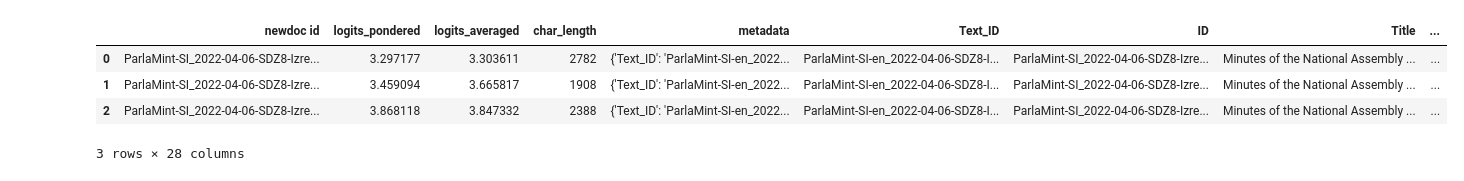
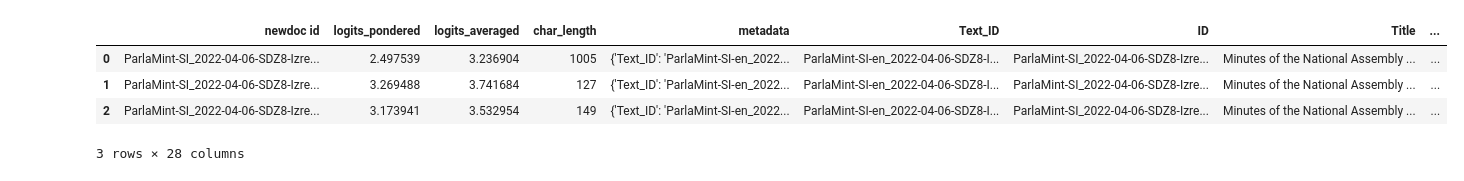
Before and after one commit to clarinsi/parlasent_analysis, a Jupyter notebook: 2_inspecting_single_country.ipynb, the cells around one changed output. Saved outputs shown, nothing was run; the diff lists cells and outputs as text; code cells hidden in the pictures.

```diff
--- a/2_inspecting_single_country.ipynb
+++ b/2_inspecting_single_country.ipynb
@@ -1,32 +11,23 @@
 # %%
-import pandas as pd
-
-
-df = pd.read_json(
-    "agg_data/ParlaMint-SI.speeches.jsonl",
-    lines=True,
-    # nrows=10000
-)
-df = pd.concat([df, df.metadata.apply(pd.Series)], axis=1)
 
 # Filtering
 # Keep only MPs
-c1 = df.Speaker_MP == "MP"
+c1 = (df.Speaker_MP == "MP") & (df.Speaker_minister == "notMinister")
+
+
 # Keep only speeches where speaker is either Opposition or Coalition:
 c2 = df.Party_status.isin(["Opposition", "Coalition"])
-# Keep only people that were in opposition AND coalition party_roles AND have at least 10 speeches as both:
+
+# Keep only people that have at least 10 speeches:
 gb = df.groupby(["Speaker_name", "Party_status"]).logits_pondered.count().reset_index()
-ngb = gb.Speaker_name.value_counts().reset_index()
-speakers_to_keep = gb[(gb.logits_pondered > 10) & gb.Speaker_name.isin(
-    ngb.Speaker_name[ngb["count"] >= 2]
-    )].Speaker_name.unique()
+speakers_to_keep = gb[gb.logits_pondered >= 10].Speaker_name.unique()
 c3 = df.Speaker_name.isin(speakers_to_keep)
 
-df = df[c1&c2&c3].reset_index(drop=True)
-df.head(3)
+ndf = df[c1&c2&c3].reset_index(drop=True).dropna(subset="logits_pondered")
+ndf.head(3)
 # %% [output]
 |  | newdoc id | logits_pondered | logits_averaged | char_length | metadata | Text_ID | ID | Title | ... |
-| 0 | ParlaMint-SI_2022-04-06-SDZ8-Izre... | 3.297177 | 3.303611 | 2782 | {'Text_ID': 'ParlaMint-SI-en_2022... | ParlaMint-SI-en_2022-04-06-SDZ8-I... | ParlaMint-SI_2022-04-06-SDZ8-Izre... | Minutes of the National Assembly ... | ... |
-| 1 | ParlaMint-SI_2022-04-06-SDZ8-Izre... | 3.459094 | 3.665817 | 1908 | {'Text_ID': 'ParlaMint-SI-en_2022... | ParlaMint-SI-en_2022-04-06-SDZ8-I... | ParlaMint-SI_2022-04-06-SDZ8-Izre... | Minutes of the National Assembly ... | ... |
-| 2 | ParlaMint-SI_2022-04-06-SDZ8-Izre... | 3.868118 | 3.847332 | 2388 | {'Text_ID': 'ParlaMint-SI-en_2022... | ParlaMint-SI-en_2022-04-06-SDZ8-I... | ParlaMint-SI_2022-04-06-SDZ8-Izre... | Minutes of the National Assembly ... | ... |
+| 0 | ParlaMint-SI_2022-04-06-SDZ8-Izre... | 2.497539 | 3.236904 | 1005 | {'Text_ID': 'ParlaMint-SI-en_2022... | ParlaMint-SI-en_2022-04-06-SDZ8-I... | ParlaMint-SI_2022-04-06-SDZ8-Izre... | Minutes of the National Assembly ... | ... |
+| 1 | ParlaMint-SI_2022-04-06-SDZ8-Izre... | 3.269488 | 3.741684 | 127 | {'Text_ID': 'ParlaMint-SI-en_2022... | ParlaMint-SI-en_2022-04-06-SDZ8-I... | ParlaMint-SI_2022-04-06-SDZ8-Izre... | Minutes of the National Assembly ... | ... |
+| 2 | ParlaMint-SI_2022-04-06-SDZ8-Izre... | 3.173941 | 3.532954 | 149 | {'Text_ID': 'ParlaMint-SI-en_2022... | ParlaMint-SI-en_2022-04-06-SDZ8-I... | ParlaMint-SI_2022-04-06-SDZ8-Izre... | Minutes of the National Assembly ... | ... |
 3 rows × 28 columns
```
Also changed, not shown: parts of 8 cells of this notebook, 1 other file.
